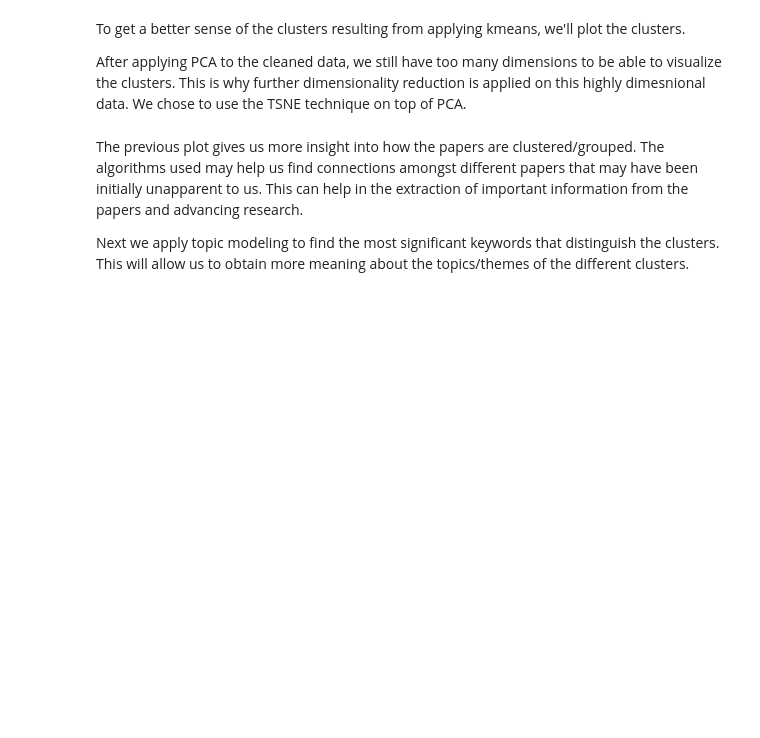
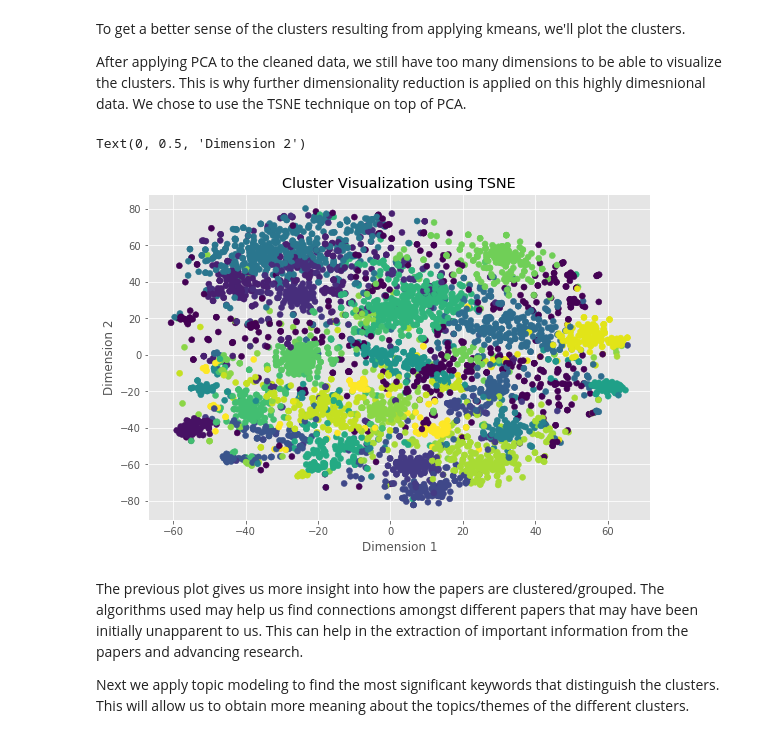
Before and after one commit to marwagaser/NLP_Project, a Jupyter notebook: NLP Project master.ipynb, the cells around one changed output. Cells and saved outputs as stored; diff of their text form; code cells hidden in the pictures; blank space fills up the shorter version.

```diff
--- a/NLP Project master.ipynb
+++ b/NLP Project master.ipynb
@@ -376,3 +392,15 @@ ax.set_title('TSNE Cluster Plot')
+# %%
+#applying TSNE on the tf-idf matrix which had PCA applied to it
+tsne = TSNE(random_state=30).fit_transform(tf_idf_norm_kmeans) #choose the random center to be at 30, as we've done in the PCA
+#the below 5 lines are used in plotting the clusters based on 2 dimensions
+f, plot = plt.subplots(1, figsize=(9, 6))
+plot.scatter(tsne[:, 0], tsne[:, 1], c=clusters)
+plot.set_title('Cluster Visualization using TSNE')
+plot.set_xlabel('Dimension 1')
+plot.set_ylabel('Dimension 2')
+# %% [output]
+Text(0, 0.5, 'Dimension 2')
+[figure, added]
 # %% [markdown]
 The previous plot gives us more insight into how the papers are clustered/grouped. The algorithms used may help us find connections amongst different papers that may have been initially unapparent to us. This can help in the extraction of important information from the papers and advancing research.
 
```
Also changed, not shown: parts of 23 cells of this notebook.
